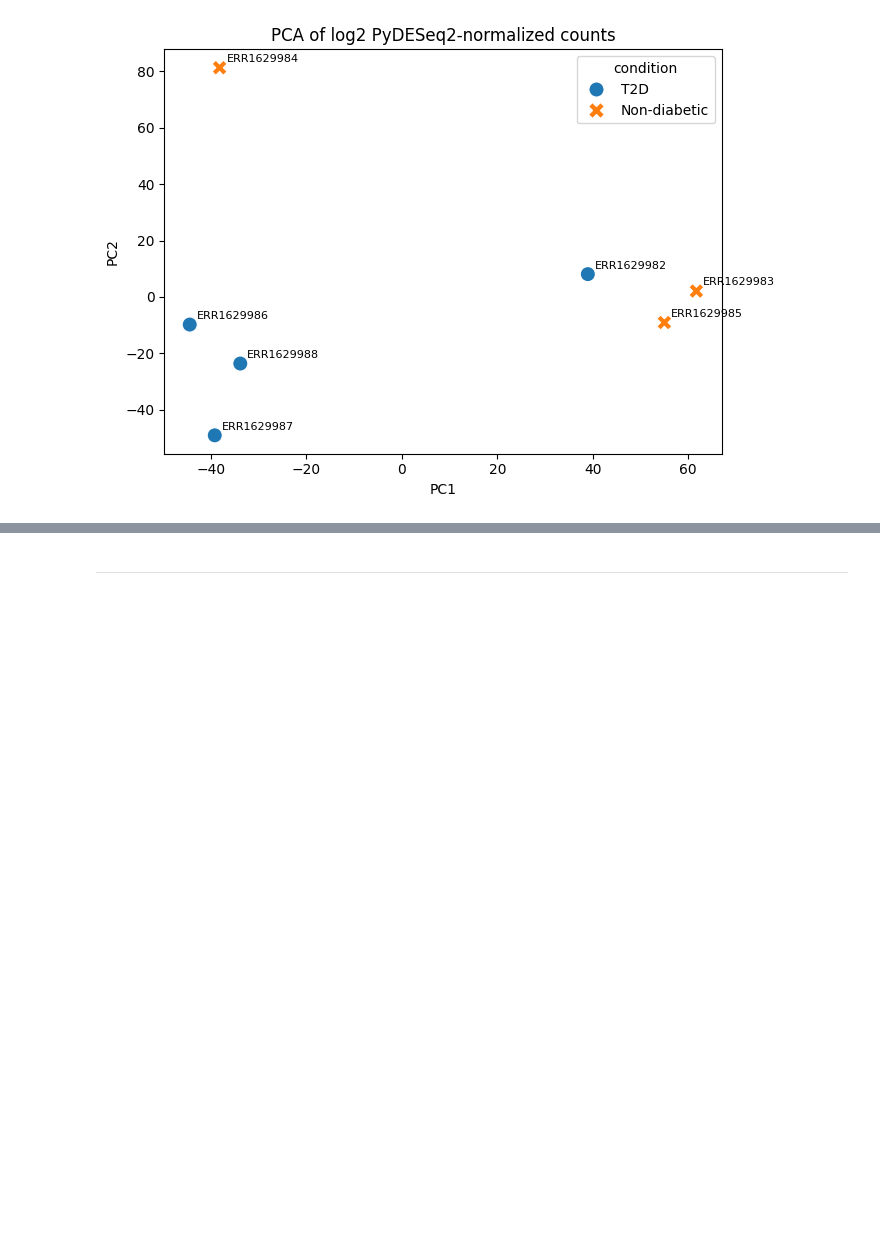
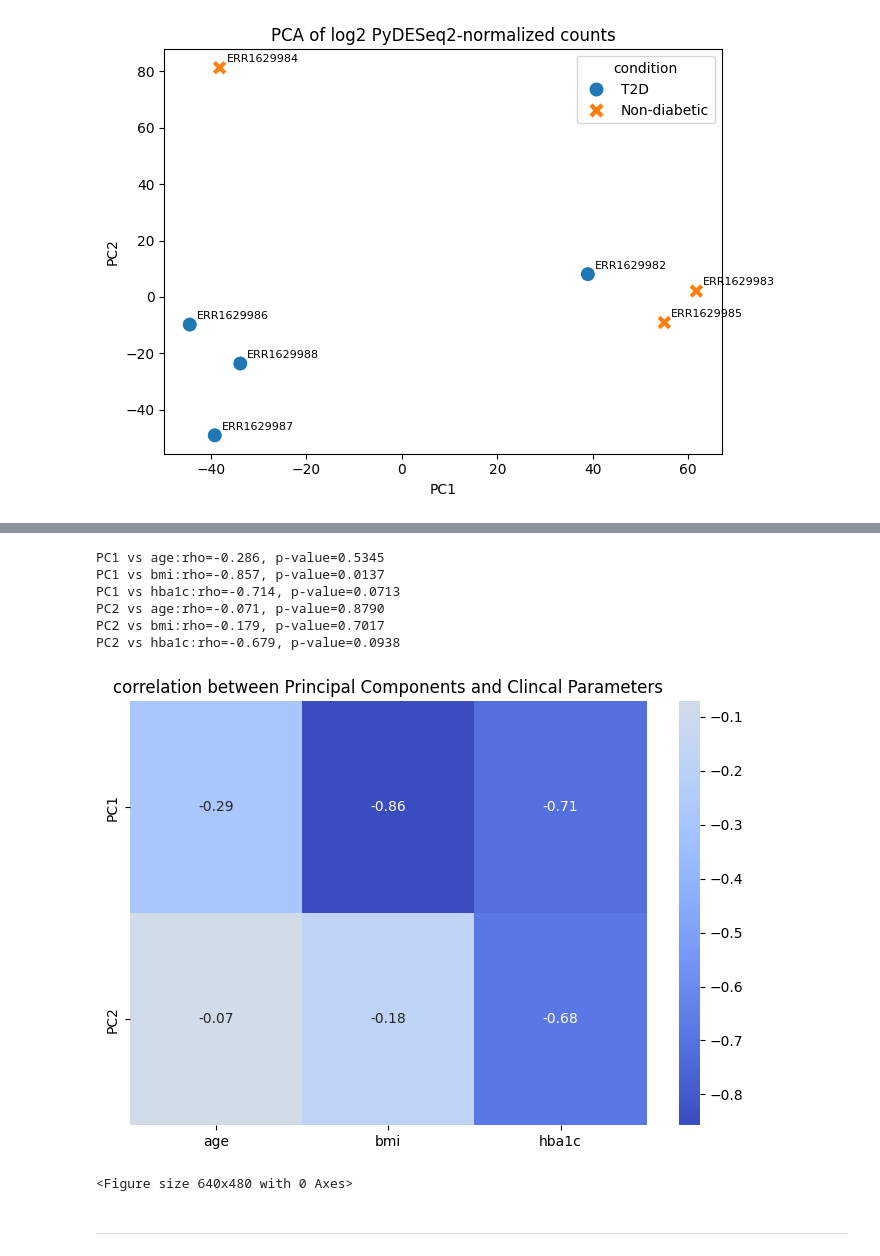
Before and after one commit to KAIMRC-DAIB/pnu_rnaseq_course_2026, a Jupyter notebook: scripts/02_bulk_deseq2/01_bulk_rna_qc_normalization_pca.ipynb, the cells around one changed output, grey strips where cells are left out. Cells and saved outputs as stored; diff of their text form; code cells hidden in the pictures; blank space fills up the shorter version.

```diff
--- a/scripts/02_bulk_deseq2/01_bulk_rna_qc_normalization_pca.ipynb
+++ b/scripts/02_bulk_deseq2/01_bulk_rna_qc_normalization_pca.ipynb
@@ -482,3 +673,45 @@ PC2 explains 22.1% of variance
+# %%
+for pc in ["PC1", "PC2"]:
+    for parameter in ["age", "bmi", "hba1c"]:
+        rho, p = spearmanr(
+            pca_check_df[pc],
+            pca_check_df[parameter],
+            nan_policy="omit"
+        )
+
+        print(f"{pc} vs {parameter}:" f"rho={rho:.3f}, p-value={p:.4f}")
+# %% [output]
+PC1 vs age:rho=-0.286, p-value=0.5345
+PC1 vs bmi:rho=-0.857, p-value=0.0137
+PC1 vs hba1c:rho=-0.714, p-value=0.0713
+PC2 vs age:rho=-0.071, p-value=0.8790
+PC2 vs bmi:rho=-0.179, p-value=0.7017
+PC2 vs hba1c:rho=-0.679, p-value=0.0938
+# %%
+# Calculate Spearman correlation coefficients between PCA scores and clinical parameters
+
+corr_matrix = pca_check_df[components + parameters].corr(method="spearman").loc[components, parameters]
+
+plt.figure(figsize=(7, 5))
+
+# Visualize the correlation coefficients using a heatmap
+sns.heatmap(
+    corr_matrix,
+    annot=True,
+    cmap="coolwarm",
+    center=0,
+    fmt=".2f"
+)
+
+# Display the heatmap
+plt.title("correlation between Principal Components and Clincal Parameters")
+plt.tight_layout()
+plt.show()
+
+plt.savefig( PCA_FIGURES/ "correlation between Principal Components and Clincal Parameters", dpi=300, bbox_inches="tight")
+# %% [output]
+[figure, added]
+<Figure size 640x480 with 0 Axes>
 # %% [markdown]
 ___
 # %% [markdown]
```
Also changed, not shown: parts of 7 cells of this notebook.
